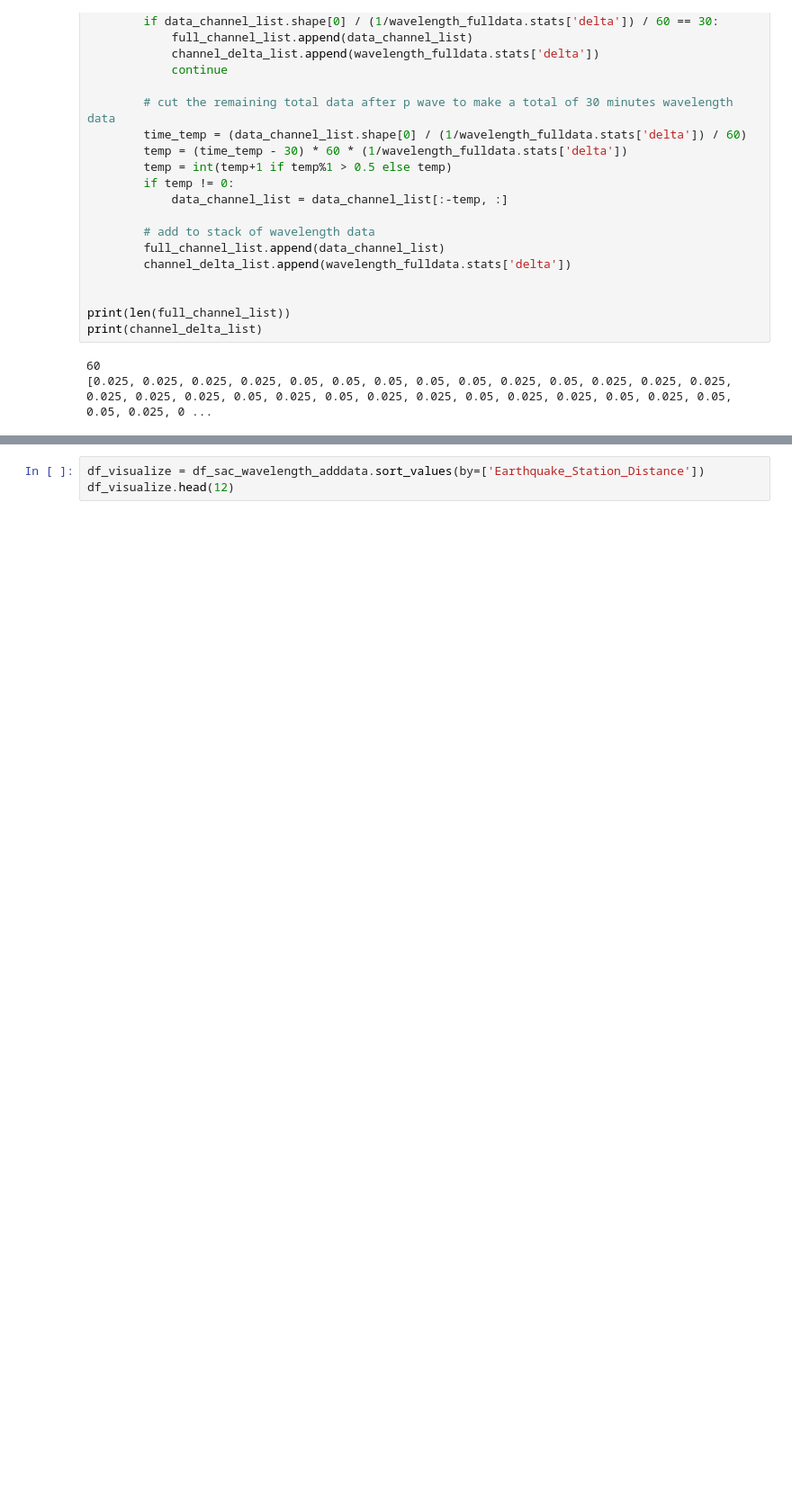
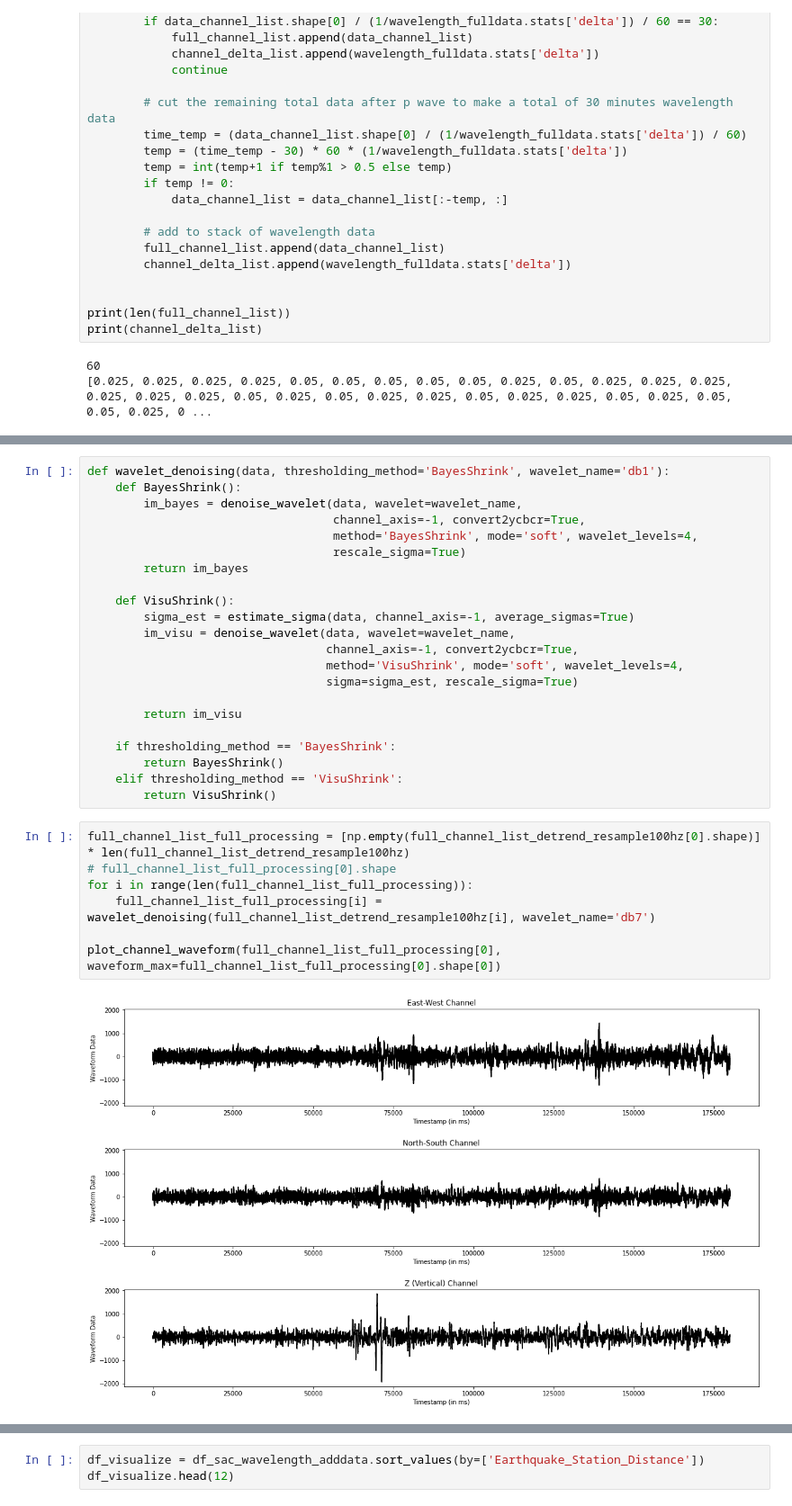
Before and after one commit to arwani-code/KampitaId, a Jupyter notebook: ML_pipeline/Pipeline Data Earthquake.ipynb, the cells around one changed output, grey strips where cells are left out. Shown: that part at 90% size. Saved outputs shown, nothing was run; the diff lists cells and outputs as text; blank space fills up the shorter version.

```diff
--- a/ML_pipeline/Pipeline Data Earthquake.ipynb
+++ b/ML_pipeline/Pipeline Data Earthquake.ipynb
@@ -331,0 +412,31 @@ print(channel_delta_list)
+# %%
+def wavelet_denoising(data, thresholding_method='BayesShrink', wavelet_name='db1'):
+    def BayesShrink():
+        im_bayes = denoise_wavelet(data, wavelet=wavelet_name,
+                                   channel_axis=-1, convert2ycbcr=True,
+                                   method='BayesShrink', mode='soft', wavelet_levels=4,
+                                   rescale_sigma=True)
+        return im_bayes
+
+    def VisuShrink():
+        sigma_est = estimate_sigma(data, channel_axis=-1, average_sigmas=True)
+        im_visu = denoise_wavelet(data, wavelet=wavelet_name,
+                                  channel_axis=-1, convert2ycbcr=True,
+                                  method='VisuShrink', mode='soft', wavelet_levels=4,
+                                  sigma=sigma_est, rescale_sigma=True)
+
+        return im_visu
+
+    if thresholding_method == 'BayesShrink':
+        return BayesShrink()
+    elif thresholding_method == 'VisuShrink':
+        return VisuShrink()
+# %%
+full_channel_list_full_processing = [np.empty(full_channel_list_detrend_resample100hz[0].shape)] * len(full_channel_list_detrend_resample100hz)
+# full_channel_list_full_processing[0].shape
+for i in range(len(full_channel_list_full_processing)):
+    full_channel_list_full_processing[i] = wavelet_denoising(full_channel_list_detrend_resample100hz[i], wavelet_name='db7')
+
+plot_channel_waveform(full_channel_list_full_processing[0], waveform_max=full_channel_list_full_processing[0].shape[0])
+# %% [output]
+[figure, added]
```
Also changed, not shown: parts of 19 cells of this notebook.
